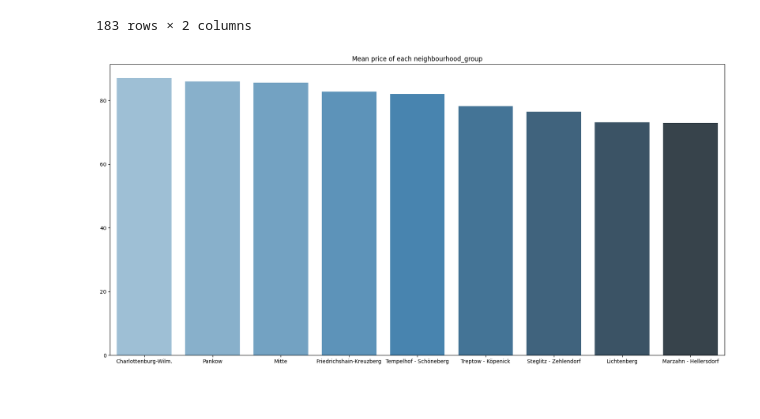
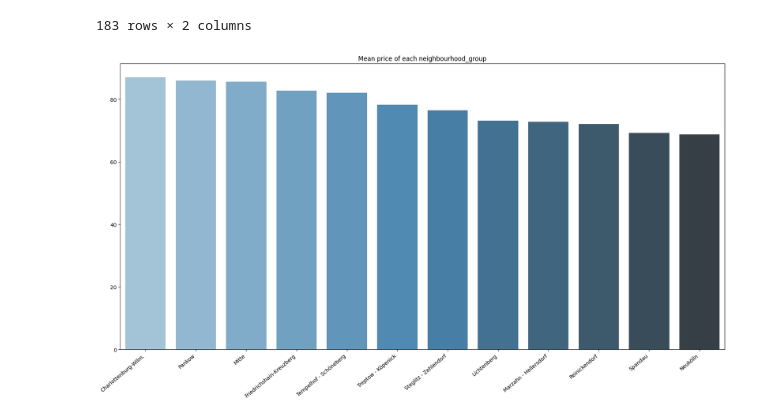
Before and after one commit to awildt01/Airbnb_Berlin-, a Jupyter notebook: Airbnb_(Berlin).ipynb, the cells around one changed output. Saved outputs shown, nothing was run; the diff lists cells and outputs as text; code cells hidden in the pictures.

```diff
--- a/Airbnb_(Berlin).ipynb
+++ b/Airbnb_(Berlin).ipynb
@@ -1004,28 +1014,28 @@ price_sub5.reset_index()
 # %%
 # remover os *outliers* em um novo DataFrame
 # generate count statistics of duplicate entries
 # if len(df[df.duplicated()]) > 0:
 #     print("No. of duplicated entries: ", len(df[df.duplicated()]))
 #     print(df[df.duplicated(keep=False)].sort_values(by=list(df.columns)).head())
 # else:
 #     print("No duplicated entries found")
 
 # df.drop_duplicates(inplace=True)
 
 # Identifizieren der Ausreißer für die Variable "price"
 
 fig, ax= plt.subplots(figsize=(21,10))
 
-d = df_clean.groupby('neighbourhood_group')['price'].mean().sort_values(ascending=False)[:9]
+d = df_clean.groupby('neighbourhood_group')['price'].mean().sort_values(ascending=False)[:12]
 sns.barplot(x=d.index.tolist(), y=d.values, ax=ax, palette=("Blues_d"))
-#ax[1].set_xticklabels(ax[1].get_xticklabels(), rotation=40, ha="right")
+ax.set_xticklabels(ax.get_xticklabels(), rotation=40, ha="right")
 ax.set_title('Mean price of each neighbourhood_group')
 
 fig.show()
 
 #sns.barplot(x=df.values, y=df.index, alpha=0.8)
 # %% [output]
-[figure, old version]
+[figure, new version]
 # %%
  p_l_b_n_2
 # %% [output]
```
Also changed, not shown: parts of 3 cells of this notebook.
